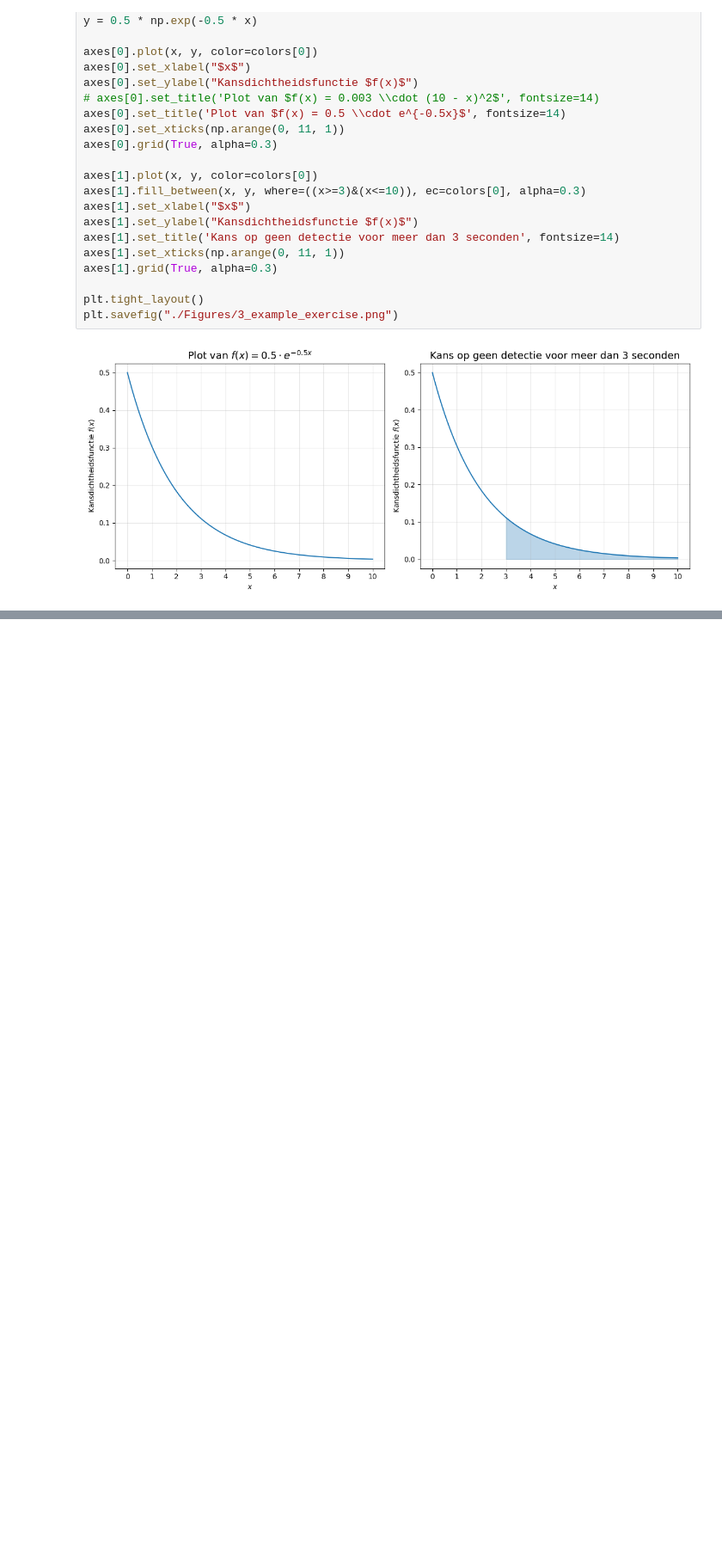
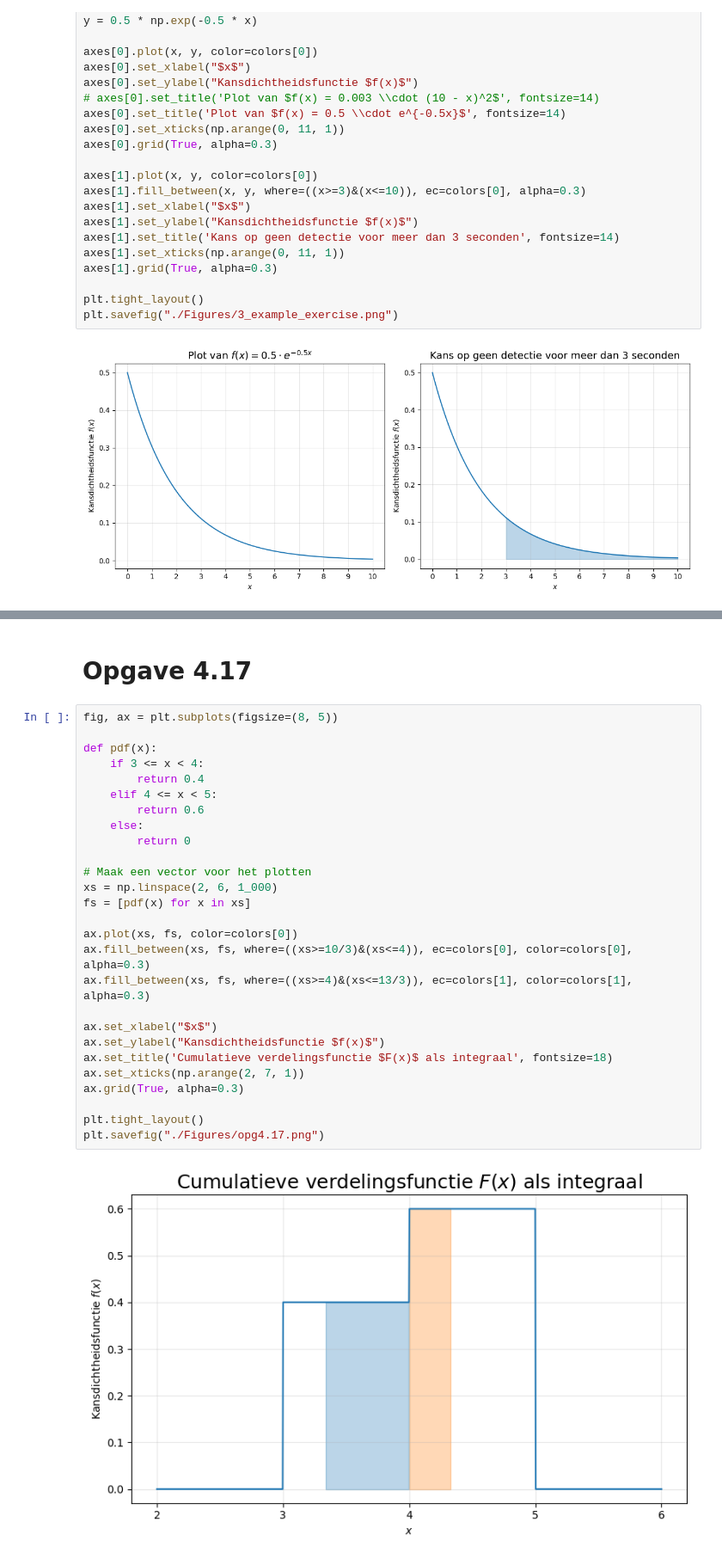
Before and after one commit to DBlom96/Statistiek, a Jupyter notebook: Python/ContinueKansvariabelen.ipynb, the cells around one changed output, grey strips where cells are left out. Shown at 86% size. Saved outputs shown, nothing was run; the diff lists cells and outputs as text; blank space fills up the shorter version.

```diff
--- a/Python/ContinueKansvariabelen.ipynb
+++ b/Python/ContinueKansvariabelen.ipynb
@@ -146,0 +196,31 @@ plt.savefig("./Figures/3_example_exercise.png")
+# %% [markdown]
+# Opgave 4.17
+# %%
+fig, ax = plt.subplots(figsize=(8, 5))
+
+def pdf(x):
+    if 3 <= x < 4:
+        return 0.4
+    elif 4 <= x < 5:
+        return 0.6
+    else:
+        return 0
+
+# Maak een vector voor het plotten
+xs = np.linspace(2, 6, 1_000)
+fs = [pdf(x) for x in xs]
+
+ax.plot(xs, fs, color=colors[0])
+ax.fill_between(xs, fs, where=((xs>=10/3)&(xs<=4)), ec=colors[0], color=colors[0], alpha=0.3)
+ax.fill_between(xs, fs, where=((xs>=4)&(xs<=13/3)), ec=colors[1], color=colors[1], alpha=0.3)
+
+ax.set_xlabel("$x$")
+ax.set_ylabel("Kansdichtheidsfunctie $f(x)$")
+ax.set_title('Cumulatieve verdelingsfunctie $F(x)$ als integraal', fontsize=18)
+ax.set_xticks(np.arange(2, 7, 1))
+ax.grid(True, alpha=0.3)
+
+plt.tight_layout()
+plt.savefig("./Figures/opg4.17.png")
+# %% [output]
+[figure, added]
```
Also changed, not shown: parts of 2 cells of this notebook, 39 other files.
